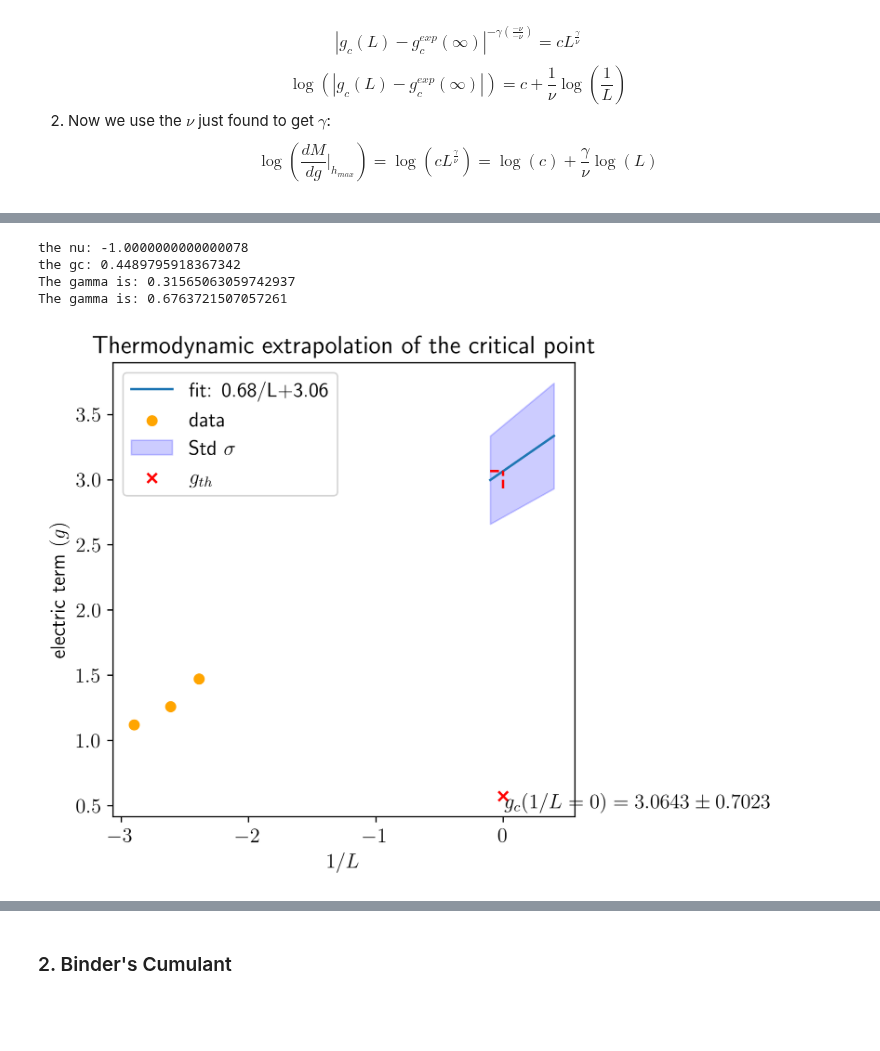
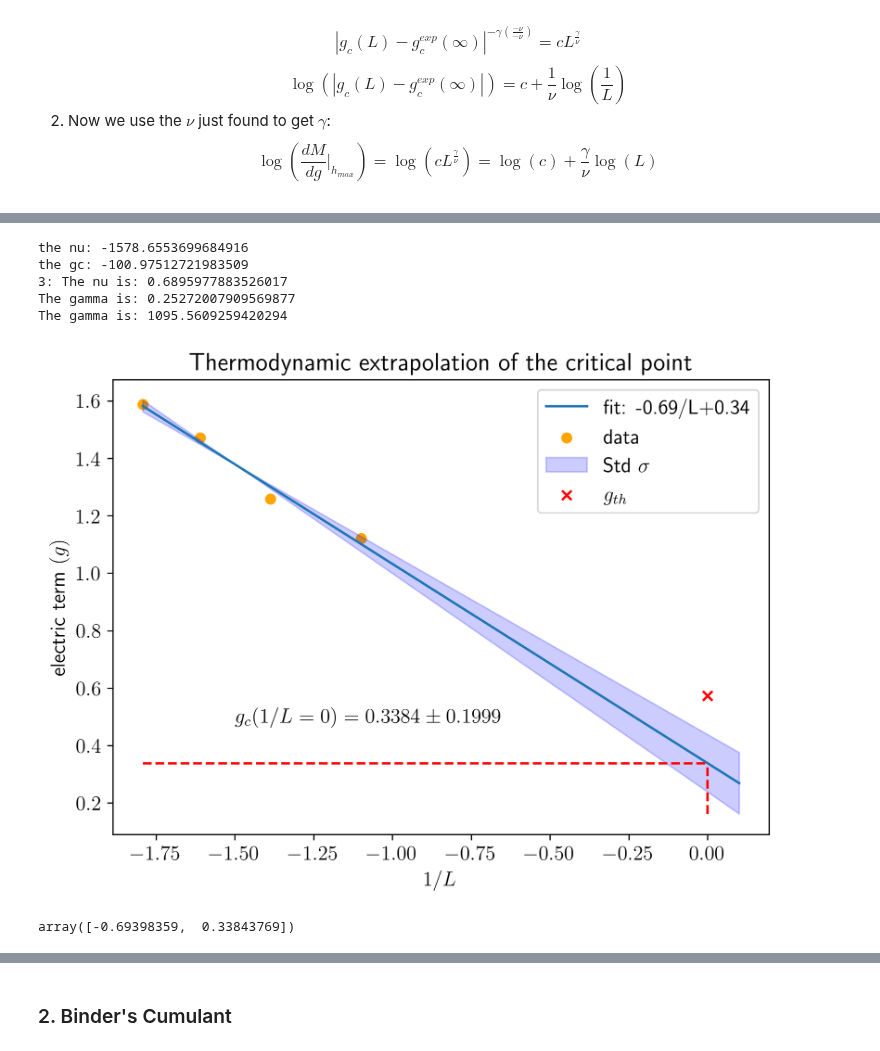
Before and after one commit to Fradm98/qs-mps, a Jupyter notebook: src/qs_mps/applications/Z2/check_observables.ipynb, the cells around one changed output, grey strips where cells are left out. Drawn from its saved outputs; the diff is of its cells as text; code cells hidden in the pictures; blank space fills up the shorter version.

```diff
--- a/src/qs_mps/applications/Z2/check_observables.ipynb
+++ b/src/qs_mps/applications/Z2/check_observables.ipynb
@@ -28,13 +28,13 @@ plt.rcParams["figure.constrained_layout.use"] = True
 # %% [markdown]
 ### 1. t'Hooft String
 # %%
-chis = [16,32,64,128]
-L = 4
+chis = [4,16,64,128,512]
+L = 6
 l = L
 h_i = 0.4
 h_f = 0.7
 lx = 2
-ly = 1
+ly = 2
 npoints = 50
 hs = np.linspace(h_i,h_f,npoints)
 # hs = np.logspace(h_i,h_f,npoints)
@@ -60,8 +60,8 @@ plt.savefig(f"{parent_path}/figures/thooft/thooft_string_first_moment_{lx}-{ly}_
 # %%
 # plot difference between curves
 for i, chi in enumerate(chis):
-    diffs = np.abs(np.asarray(strings[0])-np.asarray(strings[i]))
-    plt.plot(hs, diffs, color=colors[i], label=f"$\chi={chis[0]}-{chis[i]}$")
+    diffs = np.abs(np.asarray(strings[-1])-np.asarray(strings[i]))
+    plt.plot(hs, diffs, color=colors[i], label=f"$\chi={chis[-1]}-{chis[i]}$")
 plt.title(f"t'Hooft String difference of $Z_2$ direct lattice ${l}$x${L}$")
 plt.yscale('log')
 plt.legend();
@@ -73,12 +73,12 @@ plt.savefig(f"{parent_path}/figures/thooft/thooft_string_difference_first_moment
 # %% [markdown]
 ### 1. t'Hooft String
 # %%
-Ls = [3,4,5]
-chis = [8,128,256]
+Ls = [3,4,5,6]
+chis = [8,128,256,64]
 h_i = 0.4
 h_f = 0.7
-lxs = [1,2,2]
-lys = [1,1,2]
+lxs = [1,2,2,2]
+lys = [1,1,2,2]
 npoints = 50
 hs = np.linspace(h_i,h_f,npoints)
 # hs = np.logspace(h_i,h_f,npoints)
@@ -148,8 +148,15 @@ popt_power, copt_power = curve_fit(power_law, x_data, y_data, maxfev=5000)
 print(f"the nu: {-1/popt_power[2]}")
 print(f"the gc: {popt_power[0]}")
 
+# third method
+x_data = np.log(np.abs(1/np.asarray(Ls)))
+y_data = np.log(np.abs(np.asarray(x_vals)-1/np.sqrt(3.044)))
+
+popt_log_3, copt_log_3 = curve_fit(lin_law, x_data, y_data)
+print(f"3: The nu is: {1/popt_log_3[0]}")
+
 # first method
-x_data = np.log(np.abs(np.asarray(x_vals)-0.559))
+x_data = np.log(np.abs(np.asarray(x_vals)-0.555))
 y_data = np.log(np.abs(max_vals))
 
 popt_log_1, copt_log_1 = curve_fit(lin_law, x_data, y_data)
@@ -162,45 +169,50 @@ y_data = np.log(np.abs(max_vals))
 popt_log_2, copt_log_2 = curve_fit(lin_law, x_data, y_data)
 print(f"The gamma is: {popt_log_2[0]*(-1/popt_power[2])}")
 # %% [output]
-the nu: -1.0000000000000078
-the gc: 0.4489795918367342
-The gamma is: 0.31565063059742937
-The gamma is: 0.6763721507057261
+the nu: -1578.6553699684916
+the gc: -100.97512721983509
+3: The nu is: 0.6895977883526017
+The gamma is: 0.25272007909569877
+The gamma is: 1095.5609259420294
 # %%
 entr_max = []
 idx_max = []
-Ls_inv = [1/3,1/4,1/5]
+Ls_inv = [1/3,1/4,1/5,1/6]
+g_th = 1/np.sqrt(3.044)
 
-x_data = np.log(np.abs(x_vals-popt_power[0]))
+x_data = np.log(np.abs(Ls_inv))
 y_data = np.log(np.abs(max_vals))
 
 p_opt, c_opt = curve_fit(lin_law, x_data, y_data)
 
-h_th = 1/np.sqrt(3.044)
-xs = np.linspace(-0.1,0.4,50)
+xs = np.linspace(x_data[-1],0.1,50)
 y_fit = lin_law(xs, p_opt[0], p_opt[1])
 err = np.sqrt(np.diag(c_opt))
 y_err_plus = lin_law(xs, p_opt[0]+err[0], p_opt[1]+err[1])
 y_err_minus = lin_law(xs, p_opt[0]-err[0], p_opt[1]-err[1])
 plt.title("Thermodynamic extrapolation of the critical point")
 plt.plot(xs, y_fit, label=f'fit: {round(p_opt[0],2)}/L+{round(p_opt[1],2)}')
 plt.scatter(x_data, y_data, color='orange', label='data')
 h_c = round(lin_law(x=0,a=p_opt[0],b=p_opt[1]),4)
 h_c_err_plus = round(lin_law(x=0,a=p_opt[0]+err[0],b=p_opt[1]+err[1]),4)
 h_c_err_minus = round(lin_law(x=0,a=p_opt[0]-err[0],b=p_opt[1]-err[1]),4)
 h_c_err = round(h_c_err_plus - h_c_err_minus, 4)
-plt.text(x=0.01, y=0.48, s=f"$g_c(1/L=0)={h_c}\pm{h_c_err}$")
+plt.text(x=-1.5, y=0.48, s=f"$g_c(1/L=0)={h_c}\pm{h_c_err}$")
 plt.hlines(y=h_c, xmin=xs[0], xmax=0, linestyles='--', colors='red')
 plt.vlines(x=0, ymin=y_err_minus[-1], ymax=h_c, linestyles='--', colors='red')
 plt.fill_between(xs, y_err_minus, y_err_plus, color='blue', alpha=0.2, label='Std $\sigma$')
-plt.scatter([0], [h_th], marker='x', color='red', label='$g_{th}$')
+plt.scatter([0], [g_th], marker='x', color='red', label='$g_{th}$')
 plt.xlabel("$1/L$")
 plt.ylabel("electric term $(g)$")
 
 plt.legend()
 plt.show();
 # %% [output]
-[figure, old version]
+[figure, new version]
+# %%
+p_opt
+# %% [output]
+array([-0.69398359,  0.33843769])
 # %%
 y_data = np.log(np.abs(np.asarray(x_vals)-0.556))
 
```
Also changed, not shown: parts of 7 cells of this notebook, 1 other file.
